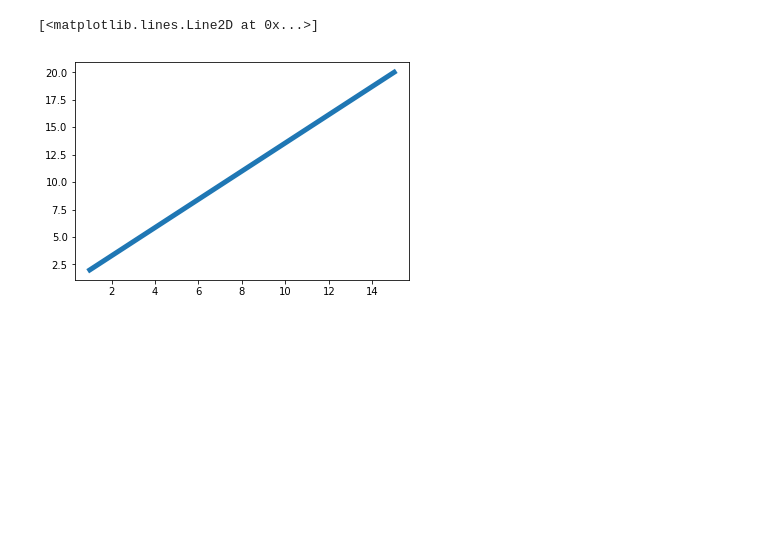
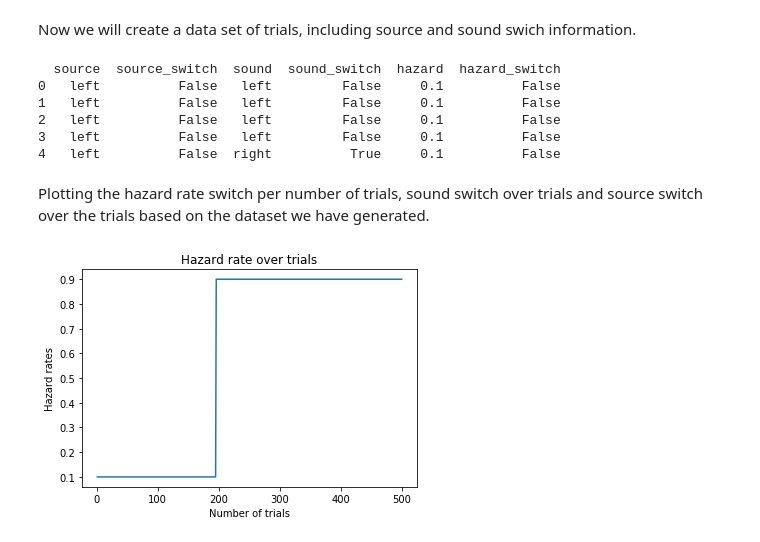
Before and after one commit to TheGoldLab/Analysis_Audio2AFC_ChangePoint, a Jupyter notebook: simulations_test.ipynb, the cells around one changed output. Cells and saved outputs as stored; diff of their text form; code cells hidden in the pictures; blank space fills up the shorter version.

Commit message:
updated with plots and explanations

```diff
--- a/simulations_test.ipynb
+++ b/simulations_test.ipynb
@@ -28,9 +31,28 @@ import matplotlib.pyplot as plt
 # %%
 %matplotlib inline
-# %%
-arr1 = [1, 15]
-arr2 = [2, 20]
-plt.plot(arr1, arr2, linewidth = 5)
-# %% [output]
-[<matplotlib.lines.Line2D at 0x...>]
-[figure, removed]
+# %% [markdown]
+Now we will create a data set of trials, including source and sound swich information.
+# %%
+tot_trials, h_values, meta_k, meta_prior_h = 500, [.1, .9], .01, [.5, .5]
+sim = mmx.Audio2AFCSimulation(tot_trials, h_values, meta_k, meta_prior_h)
+# %%
+pprint.pprint(sim.data.head())
+# %% [output]
+  source  source_switch  sound  sound_switch  hazard  hazard_switch
+0   left          False   left         False     0.1          False
+1   left          False   left         False     0.1          False
+2   left          False   left         False     0.1          False
+3   left          False   left         False     0.1          False
+4   left          False  right          True     0.1          False
+# %% [markdown]
+Plotting the hazard rate switch per number of trials, sound switch over trials and source switch over the trials based on the dataset we have generated.
+# %%
+#Plotting hazard rate changes over the trials.
+plt.title("Hazard rate over trials")
+plt.xlabel("Number of trials")
+plt.ylabel("Hazard rates")
+m = np.arange(1, 501)
+plt.plot(m, sim.data['hazard'])
+#plt.savefig('sim2_hazard_rate.png')
+# %% [output]
+[figure, added]
```
Also changed, not shown: parts of 8 cells of this notebook.
